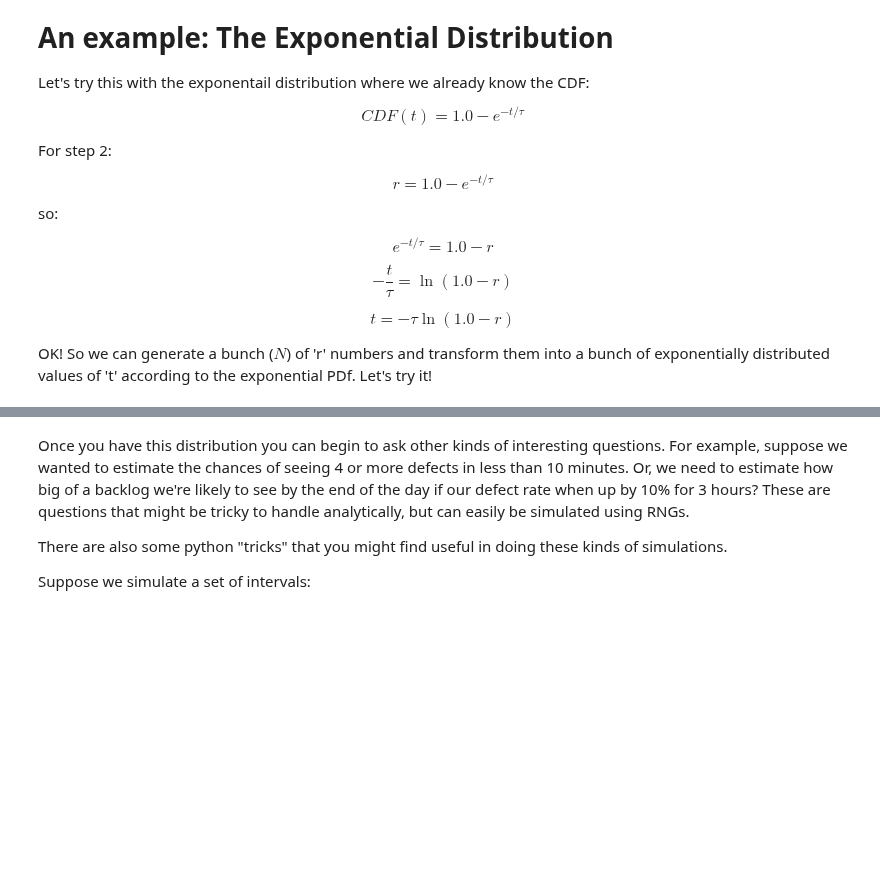
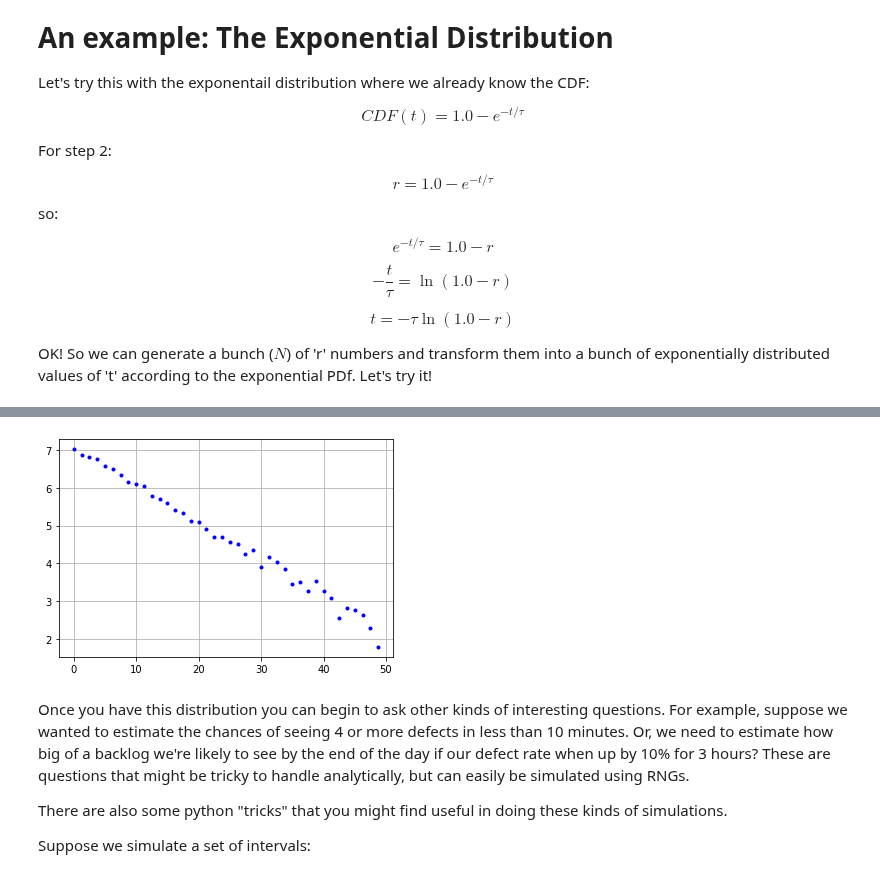
Before and after one commit to sspickle/instrumentation-projects, a Jupyter notebook: proj3/Modeling Distributions and RNGs.ipynb, the cells around one changed output, grey strips where cells are left out. Drawn from its saved outputs; the diff is of its cells as text; code cells hidden in the pictures; blank space fills up the shorter version.

```diff
--- a/proj3/Modeling Distributions and RNGs.ipynb
+++ b/proj3/Modeling Distributions and RNGs.ipynb
@@ -127,3 +127,8 @@ Text(0, 0.5, 'Number (out of 10000)')
+# %%
+pl.plot(np.linspace(0,50,41)[:-1],np.log(n),'b.')
+pl.grid()
+# %% [output]
+[figure, added]
 # %% [markdown]
 Once you have this distribution you can begin to ask other kinds of interesting questions. For example, suppose we wanted to estimate the chances of seeing 4 or more defects in less than 10 minutes. Or, we need to estimate how big of a backlog we're likely to see by the end of the day if our defect rate when up by 10% for 3 hours? These are questions that might be tricky to handle analytically, but can easily be simulated using RNGs.
 
```
Also changed, not shown: parts of 12 cells of this notebook.
